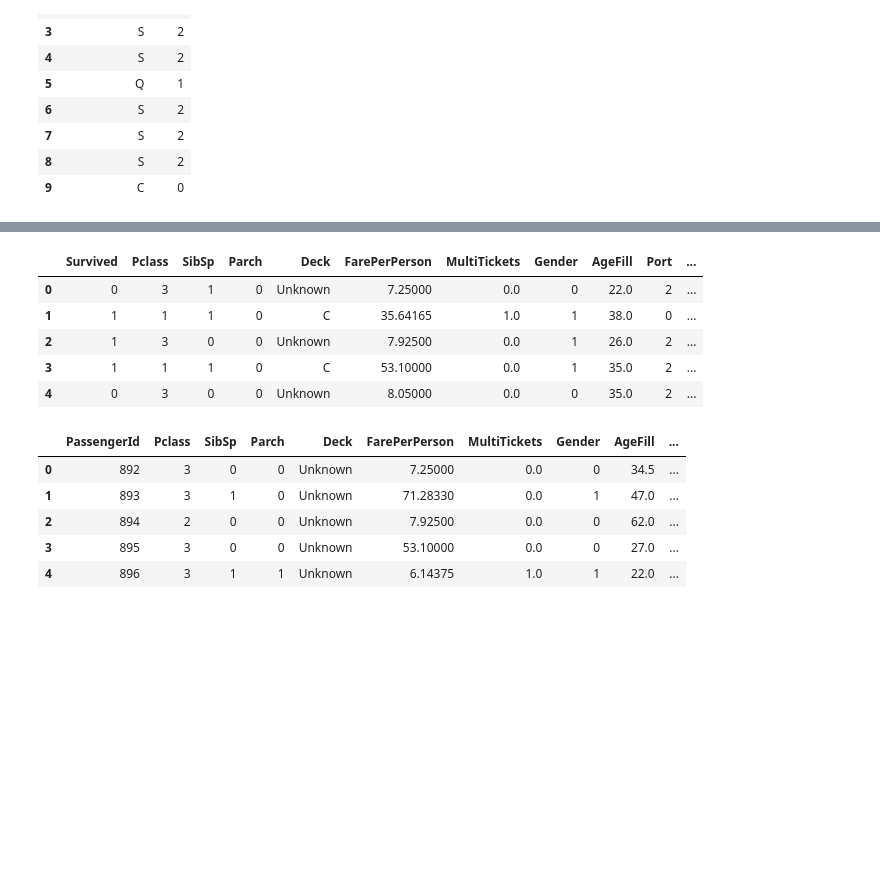
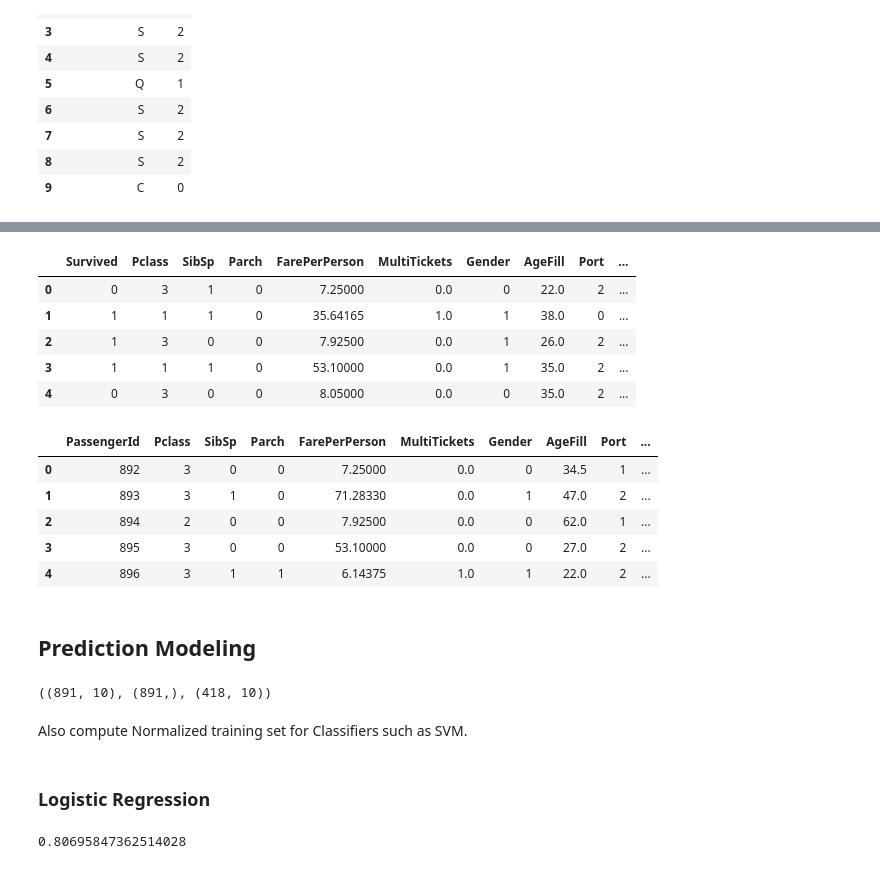
Before and after one commit to sharan-naribole/kaggle-titanic, a Jupyter notebook: Titanic - Ticket Cabin Fare.ipynb, the cells around one changed output, grey strips where cells are left out. Drawn from its saved outputs; the diff is of its cells as text; code cells hidden in the pictures; blank space fills up the shorter version.

```diff
--- a/Titanic - Ticket Cabin Fare.ipynb
+++ b/Titanic - Ticket Cabin Fare.ipynb
@@ -456,12 +465,10 @@ train_df.head()
 ## Converting categorical variables to numerical variables
 # %%
 #train_df.columns.values
-Ports = list(enumerate(np.unique(train_df['EmbarkedFill'])))
+Ports = list(enumerate(np.unique(pd.concat([train_df['EmbarkedFill'],test_df['EmbarkedFill']],axis=0))))
 Ports_dict = { name : i for i, name in Ports }
+
 train_df['Port'] = train_df.EmbarkedFill.map( lambda x: Ports_dict[x]).astype(int)
-
-Ports = list(enumerate(np.unique(test_df['EmbarkedFill'])))
-Ports_dict = { name : i for i, name in Ports }
 test_df['Port'] = test_df.EmbarkedFill.map( lambda x: Ports_dict[x]).astype(int)
 
 train_df[['EmbarkedFill', 'Port']].head(10)
@@ -478,12 +485,9 @@ train_df[['EmbarkedFill', 'Port']].head(10)
 | 8 | S | 2 |
 | 9 | C | 0 |
 # %%
-Titles = list(enumerate(np.unique(train_df['Title'])))
+Titles = list(enumerate(np.unique(pd.concat([train_df['Title'],test_df['Title']],axis=0))))
 Titles_dict = { name : i for i, name in Titles }
 train_df['TitleBand'] = train_df.Title.map( lambda x: Titles_dict[x]).astype(int)
-
-Titles = list(enumerate(np.unique(test_df['Title'])))
-Titles_dict = { name : i for i, name in Titles }
 test_df['TitleBand'] = test_df.Title.map( lambda x: Titles_dict[x]).astype(int)
 
 train_df[['Title', 'TitleBand']].head(10)
@@ -501,0 +510,7 @@ train_df[['Title', 'TitleBand']].head(10)
+# %%
+Decks = list(enumerate(np.unique(pd.concat([train_df['Deck'],test_df['Deck']],axis=0))))
+Decks_dict = { name : i for i, name in Titles }
+train_df['DeckBand'] = train_df.Title.map( lambda x: Decks_dict[x]).astype(int)
+test_df['DeckBand'] = test_df.Title.map( lambda x: Decks_dict[x]).astype(int)
+
+train_df[['Deck', 'DeckBand']].head(10)
@@ -502,22 +529,38 @@ train_df[['Title', 'TitleBand']].head(10)
 # %%
-train_df = train_df.drop(['EmbarkedFill', 'Title'], axis=1)
-test_df = test_df.drop(['EmbarkedFill', 'Title'], axis=1)
+train_df = train_df.drop(['EmbarkedFill', 'Title','Deck'], axis=1)
+test_df = test_df.drop(['EmbarkedFill', 'Title','Deck'], axis=1)
 train_df.head()
 # %% [output]
-|  | Survived | Pclass | SibSp | Parch | Deck | FarePerPerson | MultiTickets | Gender | AgeFill | Port | ... |
-| 0 | 0 | 3 | 1 | 0 | Unknown | 7.25000 | 0.0 | 0 | 22.0 | 2 | ... |
-| 1 | 1 | 1 | 1 | 0 | C | 35.64165 | 1.0 | 1 | 38.0 | 0 | ... |
-| 2 | 1 | 3 | 0 | 0 | Unknown | 7.92500 | 0.0 | 1 | 26.0 | 2 | ... |
-| 3 | 1 | 1 | 1 | 0 | C | 53.10000 | 0.0 | 1 | 35.0 | 2 | ... |
-| 4 | 0 | 3 | 0 | 0 | Unknown | 8.05000 | 0.0 | 0 | 35.0 | 2 | ... |
+|  | Survived | Pclass | SibSp | Parch | FarePerPerson | MultiTickets | Gender | AgeFill | Port | ... |
+| 0 | 0 | 3 | 1 | 0 | 7.25000 | 0.0 | 0 | 22.0 | 2 | ... |
+| 1 | 1 | 1 | 1 | 0 | 35.64165 | 1.0 | 1 | 38.0 | 0 | ... |
+| 2 | 1 | 3 | 0 | 0 | 7.92500 | 0.0 | 1 | 26.0 | 2 | ... |
+| 3 | 1 | 1 | 1 | 0 | 53.10000 | 0.0 | 1 | 35.0 | 2 | ... |
+| 4 | 0 | 3 | 0 | 0 | 8.05000 | 0.0 | 0 | 35.0 | 2 | ... |
 # %%
 # Completing one missing value of Fare feature in Test data set
 test_df['FarePerPerson'].fillna(test_df['FarePerPerson'].dropna().median(), inplace=True)
 test_df.head()
 # %% [output]
-|  | PassengerId | Pclass | SibSp | Parch | Deck | FarePerPerson | MultiTickets | Gender | AgeFill | ... |
-| 0 | 892 | 3 | 0 | 0 | Unknown | 7.25000 | 0.0 | 0 | 34.5 | ... |
-| 1 | 893 | 3 | 1 | 0 | Unknown | 71.28330 | 0.0 | 1 | 47.0 | ... |
-| 2 | 894 | 2 | 0 | 0 | Unknown | 7.92500 | 0.0 | 0 | 62.0 | ... |
-| 3 | 895 | 3 | 0 | 0 | Unknown | 53.10000 | 0.0 | 0 | 27.0 | ... |
-| 4 | 896 | 3 | 1 | 1 | Unknown | 6.14375 | 1.0 | 1 | 22.0 | ... |
+|  | PassengerId | Pclass | SibSp | Parch | FarePerPerson | MultiTickets | Gender | AgeFill | Port | ... |
+| 0 | 892 | 3 | 0 | 0 | 7.25000 | 0.0 | 0 | 34.5 | 1 | ... |
+| 1 | 893 | 3 | 1 | 0 | 71.28330 | 0.0 | 1 | 47.0 | 2 | ... |
+| 2 | 894 | 2 | 0 | 0 | 7.92500 | 0.0 | 0 | 62.0 | 1 | ... |
+| 3 | 895 | 3 | 0 | 0 | 53.10000 | 0.0 | 0 | 27.0 | 2 | ... |
+| 4 | 896 | 3 | 1 | 1 | 6.14375 | 1.0 | 1 | 22.0 | 2 | ... |
+# %% [markdown]
+## Prediction Modeling
+# %%
+X_train = train_df.drop("Survived", axis=1).copy()
+Y_train = train_df["Survived"]
+X_test  = test_df.drop("PassengerId", axis=1).copy()
+
+#X_train = X_train[['Pclass','Gender','AgeFill','DeckBand','TitleBand']]
+#X_test = X_test[['Pclass','Gender','AgeFill','DeckBand','TitleBand']]
+
+
+X_train.shape, Y_train.shape, X_test.shape
+# %% [output]
+((891, 10), (891,), (418, 10))
+# %% [markdown]
+Also compute Normalized training set for Classifiers such as SVM.
@@ -523,0 +576,9 @@ test_df.head()
+# %% [markdown]
+### Logistic Regression
+# %%
+logit = LogisticRegression(C=1e4)
+logit.fit(X_train_norm, Y_train)
+#Y_pred = logit.predict(X_dummy_test_norm)
+logit.score(X_train_norm, Y_train)
+# %% [output]
+0.80695847362514028
```
Also changed, not shown: parts of 20 cells of this notebook.
